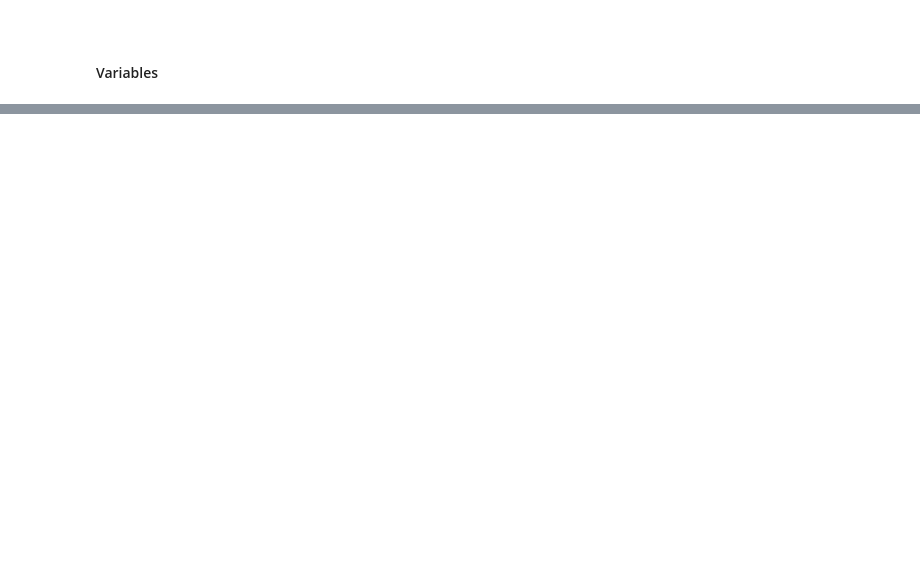
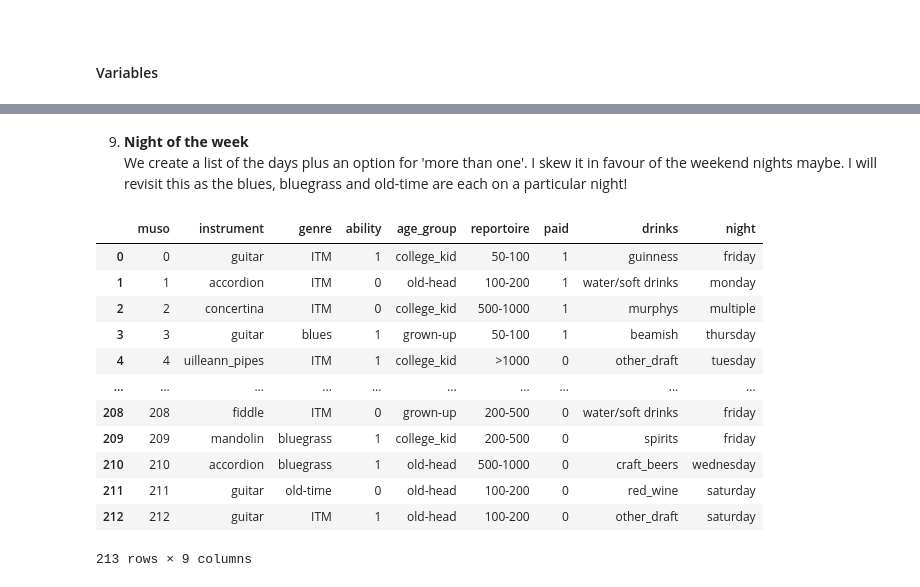
Before and after one commit to Caoimhinv/programming_for_DA_project, a Jupyter notebook: the_session.ipynb, the cells around one changed output, grey strips where cells are left out. Cells and saved outputs as stored; diff of their text form; code cells hidden in the pictures; blank space fills up the shorter version.

Commit message:
mocked up a complete random dataframe

```diff
--- a/the_session.ipynb
+++ b/the_session.ipynb
@@ -47,0 +308,7 @@ Another possibility! The midweek nights have less musicians - sometime just the
+# %%
+drinks = ['beamish', 'guinness', 'murphys', 'other_draft', 'craft_beers', 'red_wine', 'spirits', 'water/soft drinks']
+# %%
+drinks = rng.choice(drinks, size=x)
+# %%
+df['drinks'] = drinks.tolist()
+df
@@ -47,0 +329,23 @@ Another possibility! The midweek nights have less musicians - sometime just the
+# %% [markdown]
+9. **Night of the week**
+We create a list of the days plus an option for 'more than one'. I skew it in favour of the weekend nights maybe. I will revisit this as the blues, bluegrass and old-time are each on a particular night!
+# %%
+night = ['monday', 'tuesday', 'wednesday', 'thursday', 'friday', 'saturday', 'sunday', 'multiple']
+night = rng.choice(night, p=[0.1, 0.1, 0.1, 0.1, 0.2, 0.2, 0.1, 0.1], size=x)
+# %%
+df['night'] = night.tolist()
+df
+# %% [output]
+|  | muso | instrument | genre | ability | age_group | reportoire | paid | drinks | night |
+| 0 | 0 | guitar | ITM | 1 | college_kid | 50-100 | 1 | guinness | friday |
+| 1 | 1 | accordion | ITM | 0 | old-head | 100-200 | 1 | water/soft drinks | monday |
+| 2 | 2 | concertina | ITM | 0 | college_kid | 500-1000 | 1 | murphys | multiple |
+| 3 | 3 | guitar | blues | 1 | grown-up | 50-100 | 1 | beamish | thursday |
+| 4 | 4 | uilleann_pipes | ITM | 1 | college_kid | >1000 | 0 | other_draft | tuesday |
+| ... | ... | ... | ... | ... | ... | ... | ... | ... | ... |
+| 208 | 208 | fiddle | ITM | 0 | grown-up | 200-500 | 0 | water/soft drinks | friday |
+| 209 | 209 | mandolin | bluegrass | 1 | college_kid | 200-500 | 0 | spirits | friday |
+| 210 | 210 | accordion | bluegrass | 1 | old-head | 500-1000 | 0 | craft_beers | wednesday |
+| 211 | 211 | guitar | old-time | 0 | old-head | 100-200 | 0 | red_wine | saturday |
+| 212 | 212 | guitar | ITM | 1 | old-head | 100-200 | 0 | other_draft | saturday |
+213 rows × 9 columns
```
Also changed, not shown: parts of 50 cells of this notebook, 1 other file.
